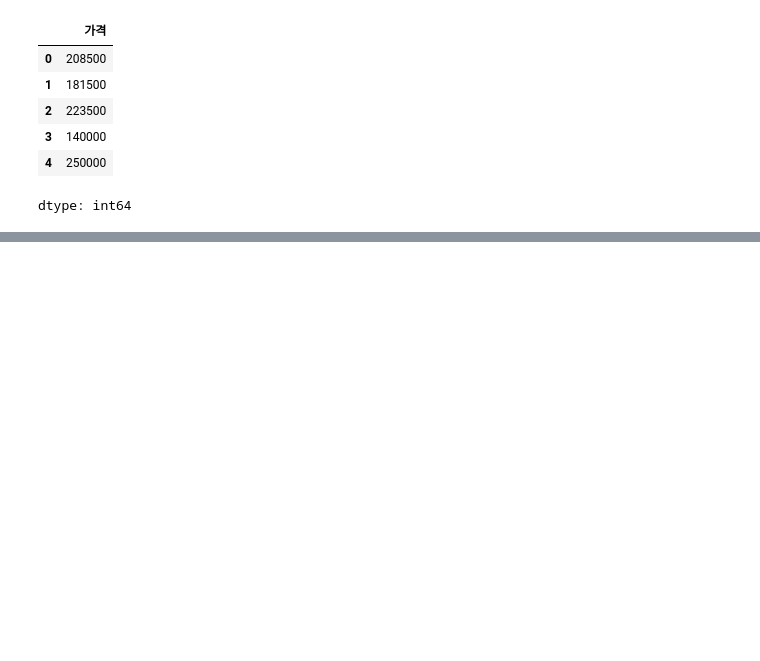
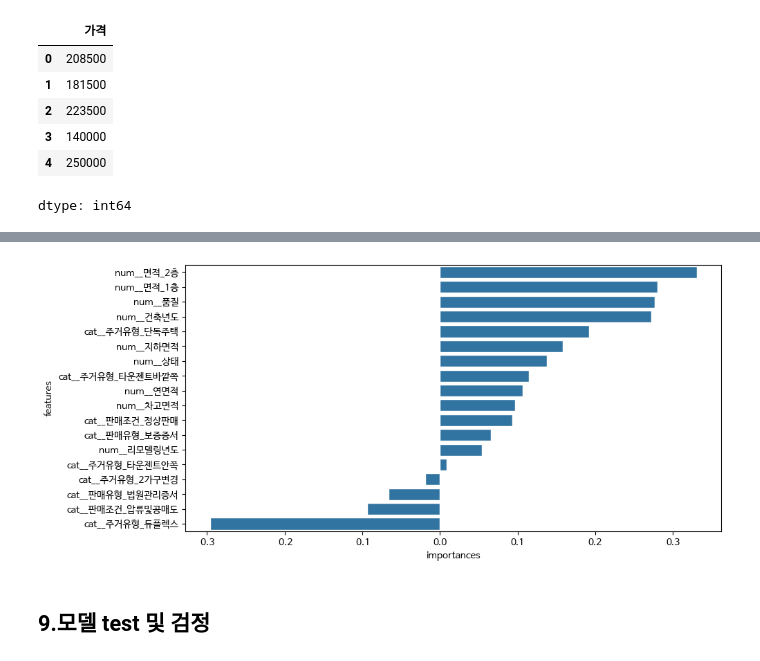
Before and after one commit to va4756/big_RaeJung, a Jupyter notebook: MachineLearning_이상철_ML01.ipynb, the cells around one changed output, grey strips where cells are left out. Saved outputs shown, nothing was run; the diff lists cells and outputs as text; code cells hidden in the pictures; blank space fills up the shorter version.

```diff
--- a/MachineLearning_이상철_ML01.ipynb
+++ b/MachineLearning_이상철_ML01.ipynb
@@ -1286,0 +1420,2 @@ ValueError: Multi-dimensional indexing (e.g. `obj[:, None]`) is no longer suppor
+# %%
+pd.DataFrame(preprocessor.fit_transform(X_train)).head()
@@ -1286,0 +1435,8 @@ ValueError: Multi-dimensional indexing (e.g. `obj[:, None]`) is no longer suppor
+# %%
+lr_pipe = Pipeline(
+    steps=[
+        ("preprocessor", preprocessor),
+        ("lr_reg", linear_model.LinearRegression())
+    ]
+)
+lr_pipe
@@ -1286,0 +1466,2 @@ ValueError: Multi-dimensional indexing (e.g. `obj[:, None]`) is no longer suppor
+# %%
+lr_pipe.fit(X_train, y_train)
@@ -1286,0 +1493,9 @@ ValueError: Multi-dimensional indexing (e.g. `obj[:, None]`) is no longer suppor
+# %%
+# 중요도 점수
+features = lr_pipe["preprocessor"].get_feature_names_out()
+importances = lr_pipe["lr_reg"].coef_
+importances = importances.flatten()
+output = pd.DataFrame([features, importances],
+                      index=["features", "importances"]).T
+output = output.sort_values(['importances'], ascending=False)
+output
@@ -1286,0 +1520,10 @@ ValueError: Multi-dimensional indexing (e.g. `obj[:, None]`) is no longer suppor
+# %%
+# 그래프 출력
+fig, ax = plt.subplots(figsize=(10,5))
+sns.set(font_scale=1)
+ax = sns.barplot(y="features", x="importances", data=output)
+plt.show()
+# %% [output]
+[figure, added]
+# %% [markdown]
+## 9.모델 test 및 검정
```
Also changed, not shown: parts of 29 cells of this notebook.
